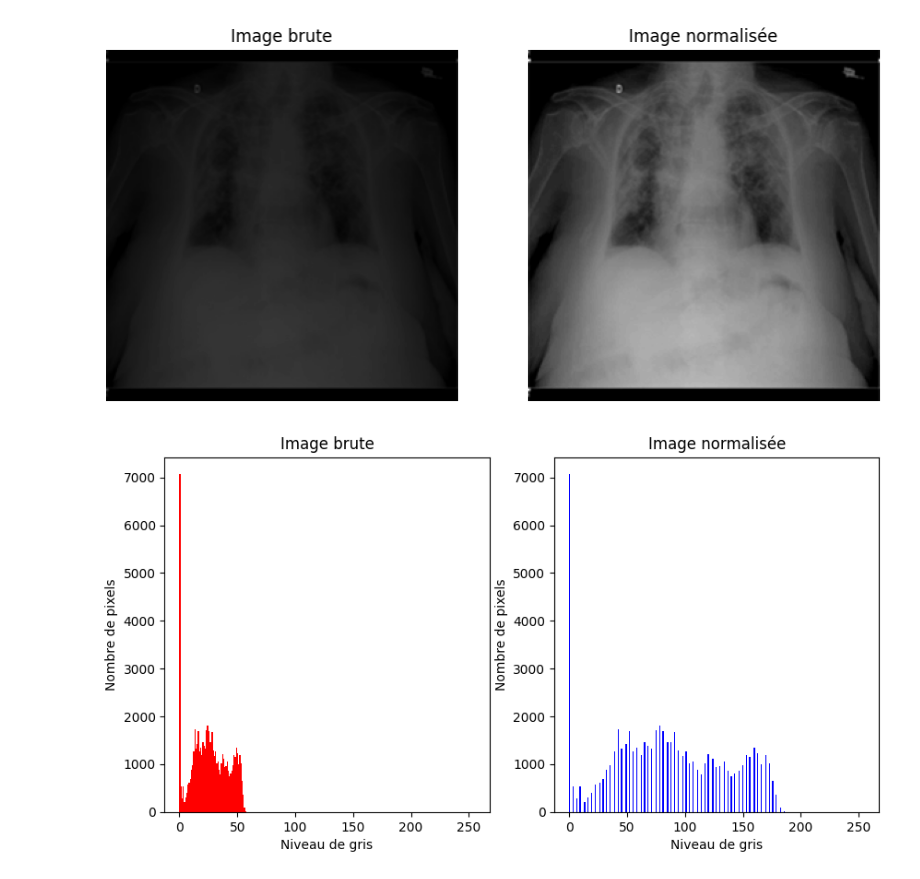
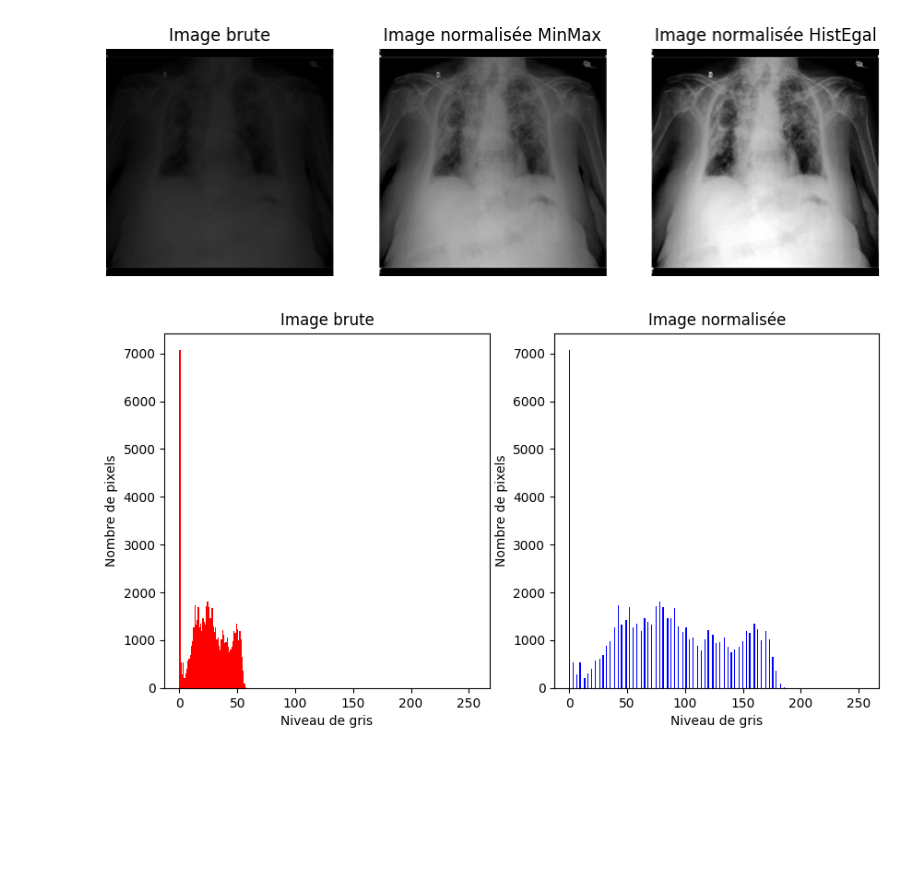
Before and after one commit to fdayde/ds-covid-radio-dl, a Jupyter notebook: notebooks/02_nf_Preprocessing.ipynb, the cells around one changed output. Drawn from its saved outputs; the diff is of its cells as text; code cells hidden in the pictures; blank space fills up the shorter version.

Commit message:
Ajout de la normalisation par histogrammes égalisés

```diff
--- a/notebooks/02_nf_Preprocessing.ipynb
+++ b/notebooks/02_nf_Preprocessing.ipynb
@@ -43,22 +43,26 @@ def normalization(image):
 # %%
 image_200_path = "D:/Nico/Code/MAR24_BDS_Radios_Pulmonaire/data/processed/Lung Segmentation Data/COVID-19/images/covid_200.png"
 image_200 = cv2.imread(image_200_path, cv2.IMREAD_GRAYSCALE)
 
 image_200_raw_path = "D:/Nico/Code/MAR24_BDS_Radios_Pulmonaire/data/raw/Lung Segmentation Data/Lung Segmentation Data/Train/COVID-19/images/covid_200.png"
 image_200_raw = cv2.imread(image_200_raw_path, cv2.IMREAD_GRAYSCALE)
 
 plt.figure(figsize=(10,5))
-plt.subplot(1,2,2)
-plt.title('Image normalisée')
+plt.subplot(1,3,2)
+plt.title('Image normalisée MinMax')
 plt.imshow(normalization(image_200), cmap = 'gray', vmin=0, vmax=255)
 plt.axis('off')
-plt.subplot(1,2,1)
+plt.subplot(1,3,1)
 plt.title('Image brute')
 plt.imshow(image_200_raw, cmap = 'gray', vmin=0, vmax=255); # plt.imshow normalise automatiquement, vmin et vmax permet d'afficher l'image originale
 plt.axis('off')
+plt.subplot(1,3,3)
+plt.title('Image normalisée HistEgal')
+plt.imshow(cv2.equalizeHist(image_200_raw), cmap = 'gray', vmin=0, vmax=255)
+plt.axis('off')
 plt.show()
 # %% [output]
-[figure, old version]
+[figure, new version]
 # %%
 # Vérification de la distribution de l'intensité des pixels
 
```
Also changed, not shown: parts of 3 cells of this notebook.
